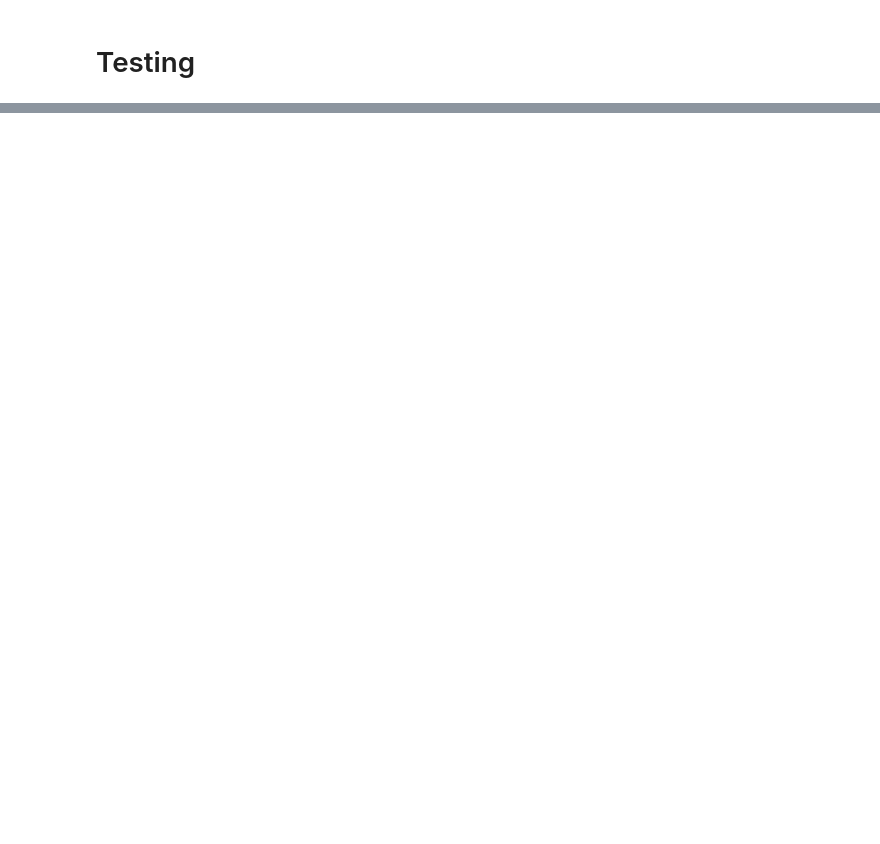
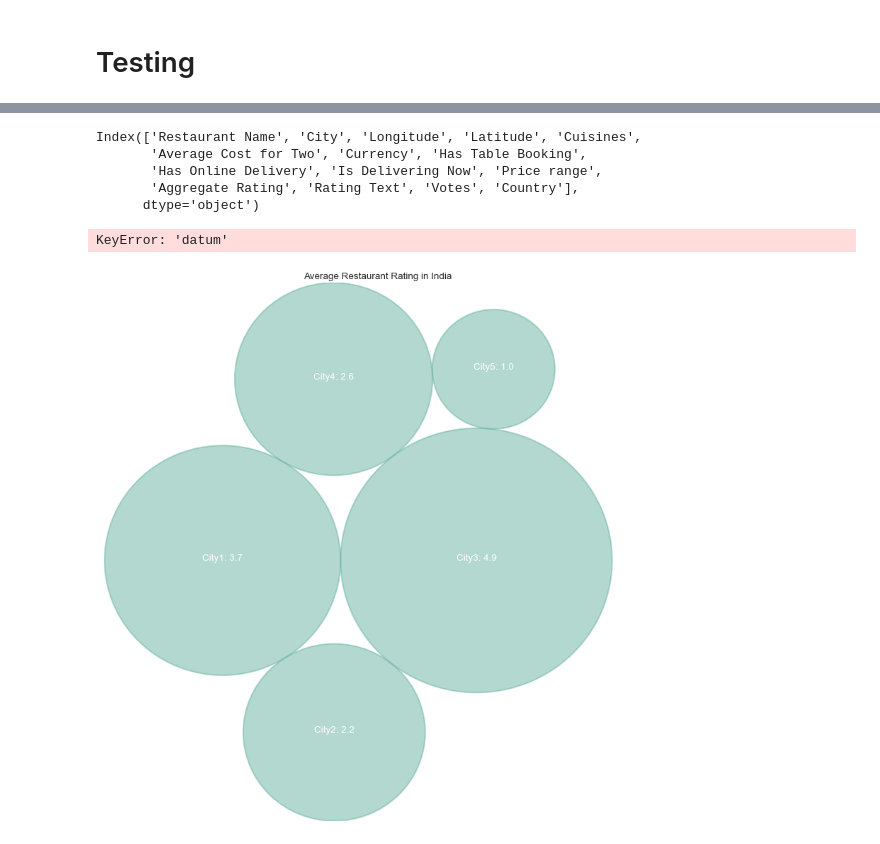
Before and after one commit to data301-2021-winter1/group28-project, a Jupyter notebook: notebooks/analysis1.ipynb, the cells around one changed output, grey strips where cells are left out. Saved outputs shown, nothing was run; the diff lists cells and outputs as text; code cells hidden in the pictures; blank space fills up the shorter version.

```diff
--- a/notebooks/analysis1.ipynb
+++ b/notebooks/analysis1.ipynb
@@ -591,3 +740,66 @@ x[x["Country"].isin(["ICanada"]) ]
 zomato_df = zomato_df.set_index(['Country','City']) \
                      .drop(['Country Code'], axis = 'columns')
 zomato_df
+# %%
+zomato_agg.columns
+# %% [output]
+Index(['Restaurant Name', 'City', 'Longitude', 'Latitude', 'Cuisines',
+       'Average Cost for Two', 'Currency', 'Has Table Booking',
+       'Has Online Delivery', 'Is Delivering Now', 'Price range',
+       'Aggregate Rating', 'Rating Text', 'Votes', 'Country'],
+      dtype='object')
+# %%
+data = [
+              {'id' : "City1", 'datum': 3.7},
+              {'id' : "City2", 'datum' : 2.2},
+              {'id' : "City3", 'datum' : 4.9},
+              {'id' : "City4", 'datum' : 2.6},
+              {'id' : "City5", 'datum' : 1.0}
+    ]
+# %%
+# import the circlify library
+import circlify
+
+# Compute circle positions thanks to the circlify() function
+circles = circlify.circlify(
+    data,
+    show_enclosure=False,
+    target_enclosure=circlify.Circle(x=0, y=0, r=1)
+)
+circles
+# %% [output]
+KeyError: 'datum'
+# %%
+# import libraries
+import circlify
+import matplotlib.pyplot as plt
+
+# Create just a figure and only one subplot
+fig, ax = plt.subplots(figsize=(14,14))
+
+# Title
+ax.set_title('Average Restaurant Rating in India')
+
+# Remove axes
+ax.axis('off')
+
+# Find axis boundaries
+lim = max(
+    max(
+        abs(circle.x) + circle.r,
+        abs(circle.y) + circle.r,
+    )
+    for circle in circles
+)
+plt.xlim(-lim, lim)
+plt.ylim(-lim, lim)
+
+# Print circle and labels for the highest level:
+for circle in circles:
+    x, y, r = circle
+    label1 = circle.ex["id"]
+    label2 = circle.ex["datum"]
+    ax.add_patch( plt.Circle((x, y), r, alpha=0.5, linewidth=2, color="#69b3a2"))
+    plt.annotate(label1 + ": " + str(label2), (x,y ), ha='center', color="white")
+# %% [output]
+[figure, added]
```
Also changed, not shown: parts of 25 cells of this notebook, 1 other file.
